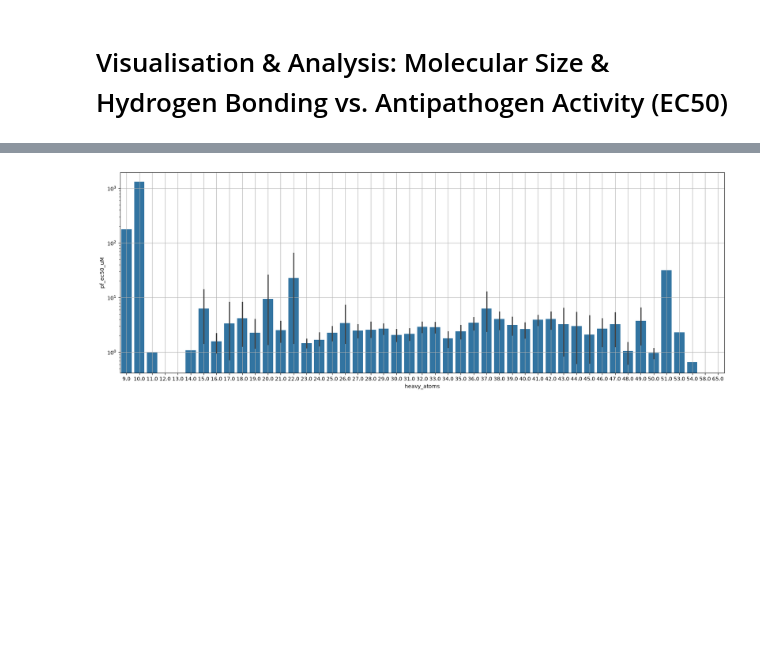
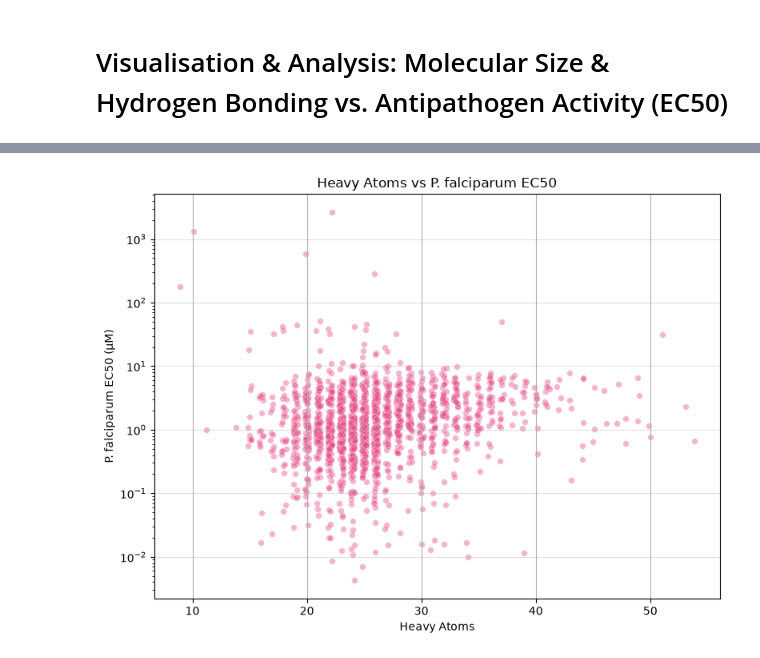
Before and after one commit to claudiagzv/csc1171-project, a Jupyter notebook: notebooks/size_bonding_ec50_activity_relationship.ipynb, the cells around one changed output, grey strips where cells are left out. Drawn from its saved outputs; the diff is of its cells as text; code cells hidden in the pictures; blank space fills up the shorter version.

```diff
--- a/notebooks/size_bonding_ec50_activity_relationship.ipynb
+++ b/notebooks/size_bonding_ec50_activity_relationship.ipynb
@@ -15,4 +20,6 @@ mmv_compounds_df = pd.read_csv(mmv_dataset, delimiter='\t')
 # %%
 size_h_bonding_columns = ['molecular_weight', 'heavy_atoms', 'hba', 'hbd']
 # %%
-size_h_bonding_df = mmv_compounds_df.dropna(subset=size_h_bonding_columns)
+size_h_bonding_df = mmv_compounds_df.dropna(subset=size_h_bonding_columns).copy()
+
+size_h_bonding_df = size_h_bonding_df[size_h_bonding_df['pf_ec50_uM'] > 0 ] # ensures for valid & positive values
@@ -49,15 +60,27 @@ plt.show()
 # %%
 heavy_atoms_column = size_h_bonding_df['heavy_atoms']
 
+x_jittered = size_h_bonding_df['heavy_atoms'] + \
+    np.random.default_rng(42).uniform(
+        -0.2, 0.2, len(size_h_bonding_df)
+    ) # to separate the overlapping dots more
 
 
-plt.figure(figsize=(21,7))
-sns.barplot(y=activity_column, x=heavy_atoms_column)
+plt.figure(figsize=(8,6))
+sns.scatterplot(y=activity_column,
+                x=x_jittered,
+                alpha=0.4,
+                s=30,
+                color="#E54583")
+
 
 plt.yscale('log', base=10)
-
+plt.xlabel('Heavy Atoms')
+plt.ylabel('P. falciparum EC50 (µM)')
+plt.title("Heavy Atoms vs P. falciparum EC50")
+plt.grid(axis='y', alpha=0.4)
 plt.grid(True)
-
+plt.tight_layout()
 plt.show()
 # %% [output]
-[figure, old version]
+[figure, new version]
```
Also changed, not shown: parts of 15 cells of this notebook, 1 other file.
